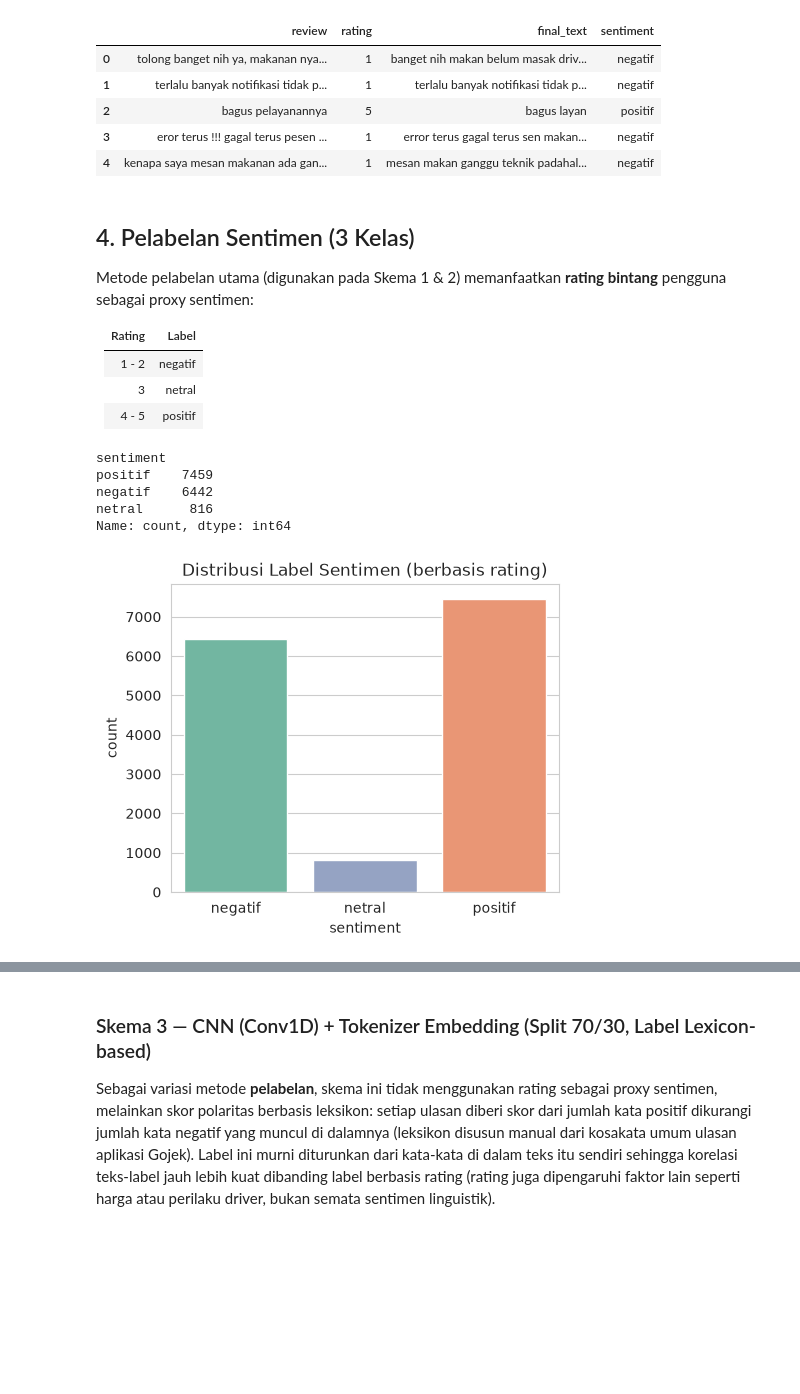
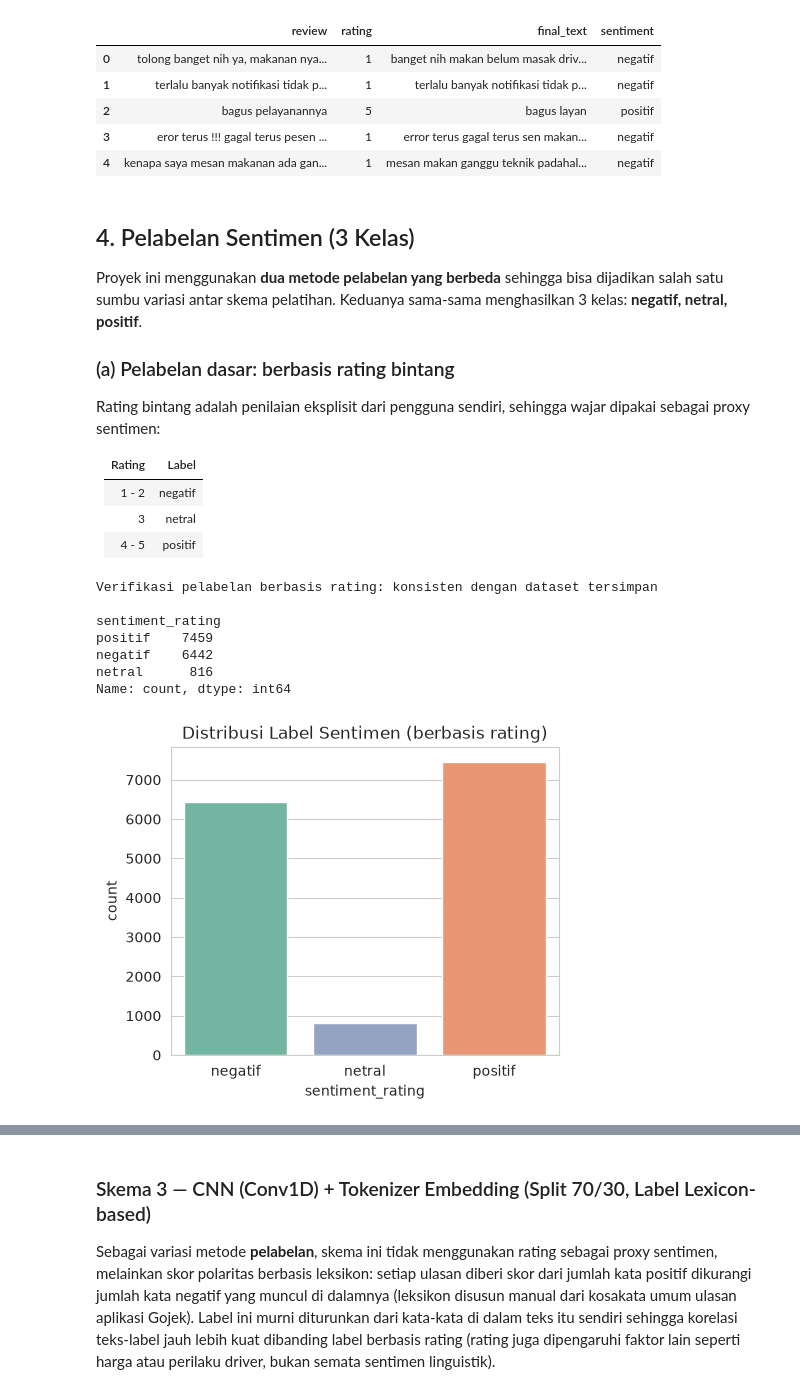
Before and after one commit to Zevhys/dl-1, a Jupyter notebook: notebooks/analisis_sentimen.ipynb, the cells around one changed output, grey strips where cells are left out. Saved outputs shown, nothing was run; the diff lists cells and outputs as text; code cells hidden in the pictures; blank space fills up the shorter version.

```diff
--- a/notebooks/analisis_sentimen.ipynb
+++ b/notebooks/analisis_sentimen.ipynb
@@ -251,7 +250,11 @@ Jumlah data setelah preprocessing: 14717
 # %% [markdown]
 ## 4. Pelabelan Sentimen (3 Kelas)
 
-Metode pelabelan utama (digunakan pada Skema 1 & 2) memanfaatkan **rating bintang** pengguna sebagai
+Proyek ini menggunakan **dua metode pelabelan yang berbeda** sehingga bisa dijadikan salah satu sumbu
+variasi antar skema pelatihan. Keduanya sama-sama menghasilkan 3 kelas: **negatif, netral, positif**.
+
+### (a) Pelabelan dasar: berbasis rating bintang
+Rating bintang adalah penilaian eksplisit dari pengguna sendiri, sehingga wajar dipakai sebagai
 proxy sentimen:
 
 | Rating | Label |
@@ -262,23 +265,33 @@ proxy sentimen:
 # %%
 LABEL_ORDER = ["negatif", "netral", "positif"]
 
 def label_from_rating(rating: int) -> str:
     if rating <= 2:
         return "negatif"
     elif rating == 3:
         return "netral"
     else:
         return "positif"
 
-print(df["sentiment"].value_counts())
+# Pelabelan dijalankan langsung pada notebook ini
+df["sentiment_rating"] = df["rating"].apply(label_from_rating)
+
+# Verifikasi: hasilnya identik dengan kolom label yang tersimpan pada dataset bersih
+assert (df["sentiment_rating"] == df["sentiment"]).all(), "Label rating tidak konsisten!"
+print("Verifikasi pelabelan berbasis rating: konsisten dengan dataset tersimpan\n")
+
+print(df["sentiment_rating"].value_counts())
 plt.figure(figsize=(5, 4))
-sns.countplot(data=df, x="sentiment", hue="sentiment", order=LABEL_ORDER, palette="Set2", legend=False)
+sns.countplot(data=df, x="sentiment_rating", hue="sentiment_rating", order=LABEL_ORDER,
+              palette="Set2", legend=False)
 plt.title("Distribusi Label Sentimen (berbasis rating)")
 plt.show()
 # %% [output]
-sentiment
+Verifikasi pelabelan berbasis rating: konsisten dengan dataset tersimpan
+
+sentiment_rating
 positif    7459
 negatif    6442
 netral      816
 Name: count, dtype: int64
-[figure, old version]
+[figure, new version]
```
Also changed, not shown: parts of 31 cells of this notebook, 1 other file.
